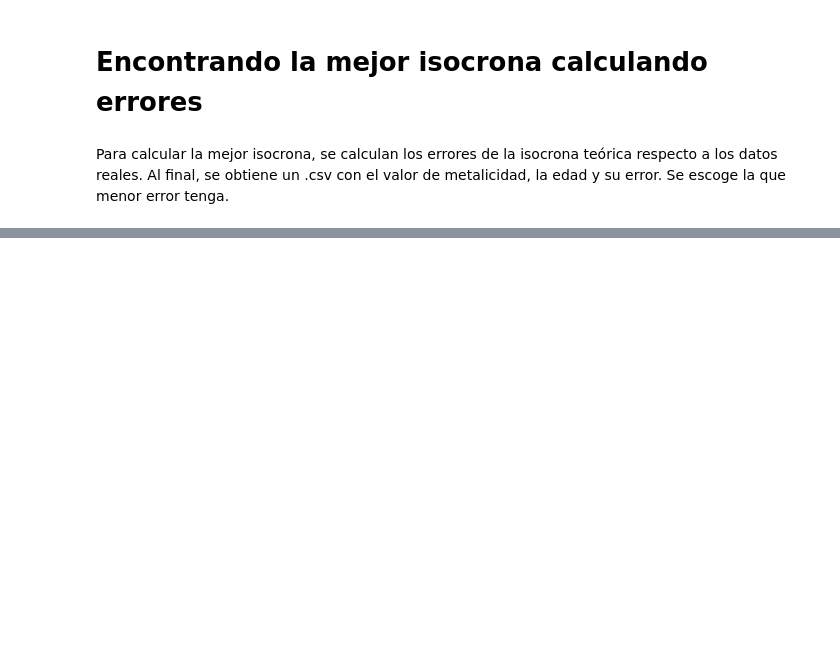
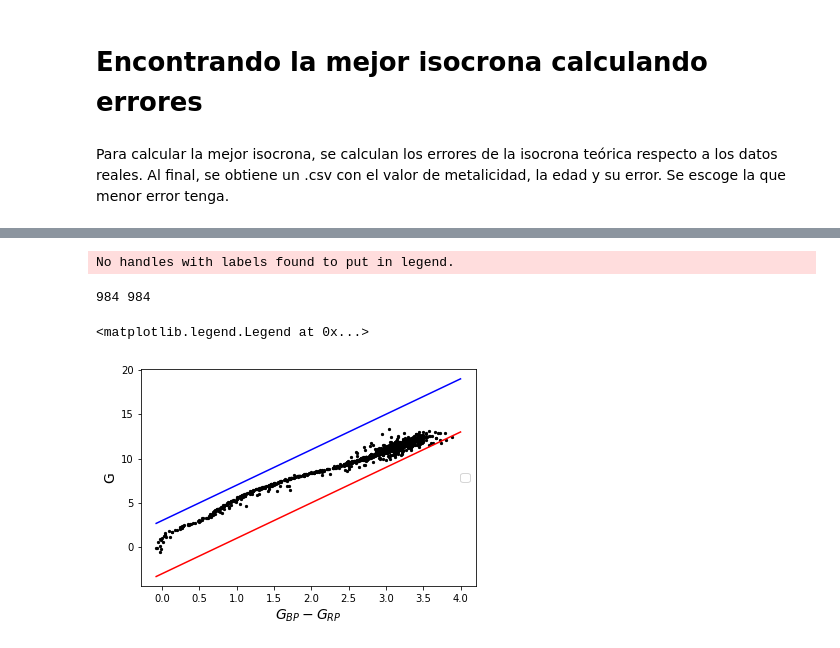
Before and after one commit to stevenalfonso/Isochrones, a Jupyter notebook: FitIsochrones.ipynb, the cells around one changed output, grey strips where cells are left out. Cells and saved outputs as stored; diff of their text form; code cells hidden in the pictures; blank space fills up the shorter version.

```diff
--- a/FitIsochrones.ipynb
+++ b/FitIsochrones.ipynb
@@ -67,10 +67,10 @@ Si ya se tiene un consolidated_'cluster'.csv, no es necesario correr la parte de
 # %% [markdown]
 Para calcular la mejor isocrona, se calculan los errores de la isocrona teórica respecto a los datos reales. Al final, se obtiene un .csv con el valor de metalicidad, la edad y su error. Se escoge la que menor error tenga.
 # %%
-df = pd.read_csv('/home/steven/Dropbox/Data/Field_data/blanco1_dbscan.csv')
+df = pd.read_csv('./datos/pleiades_PMmodel.csv')
 #print(df['parallax'])
 
-isochrones = pd.read_csv('./isoc/consolidated_blanco1.csv')
+isochrones = pd.read_csv('./isoc/consolidated_pleiades.csv')
 isochrones = isochrones[isochrones['Gmag'] > isochrones['BP_RP']]#*7.778068
 
 z_rate = np.sort(isochrones['Zini'].unique())
@@ -77,0 +94,24 @@ log_age = np.sort(isochrones['logAge'].unique())
+# %%
+g_mag = df['g'] + 5 - 5*np.log10(1/df['parallax'])
+color = df['bp'] - df['rp']
+
+def line(x, m, b):
+    return m*x+b
+
+#g_mag = g_mag[(color > 0)]
+#color = color[(color > 0)]
+print(len(g_mag), len(color))
+x = np.linspace(min(color), 4, len(g_mag))
+plt.plot(x, line(x,4,3),color='blue')
+plt.plot(x, line(x,4,-3),color='red')
+plt.scatter(color, g_mag, color='black',s=5)
+#plt.gca().invert_yaxis()
+plt.xlabel(r"$G_{BP}-G_{RP}$",fontsize=14)
+plt.ylabel("G",fontsize=14)
+#plt.axvline(0)
+plt.legend(fontsize=12,loc=5)
+# %% [output]
+No handles with labels found to put in legend.
+984 984
+<matplotlib.legend.Legend at 0x...>
+[figure, added]
```
Also changed, not shown: parts of 13 cells of this notebook.
